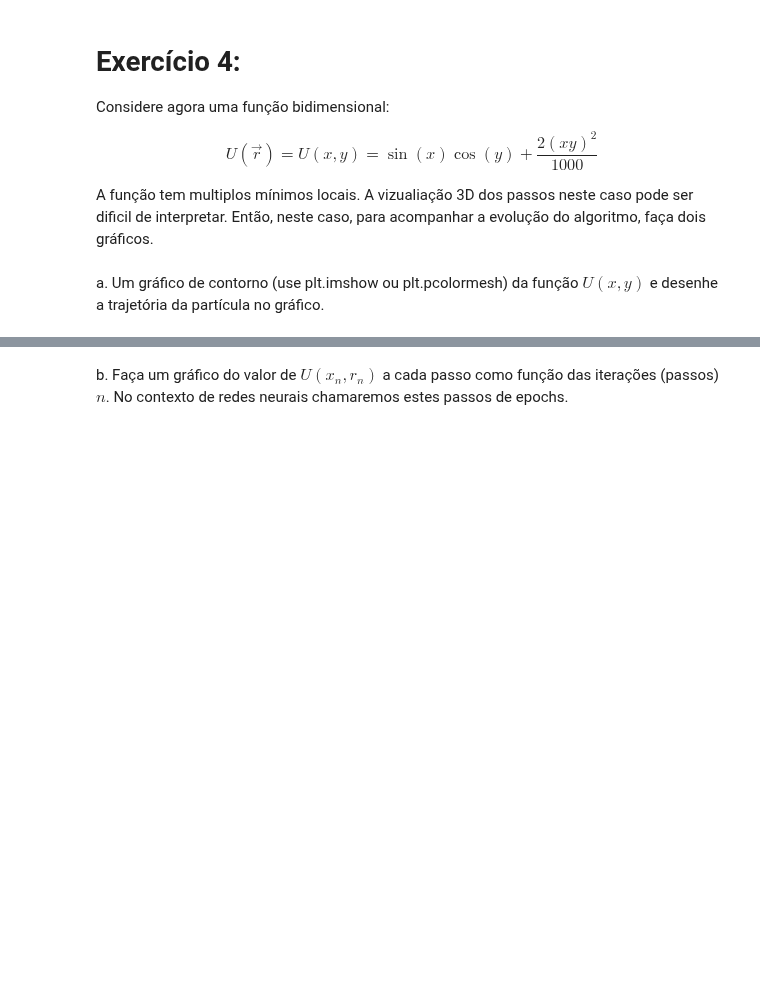
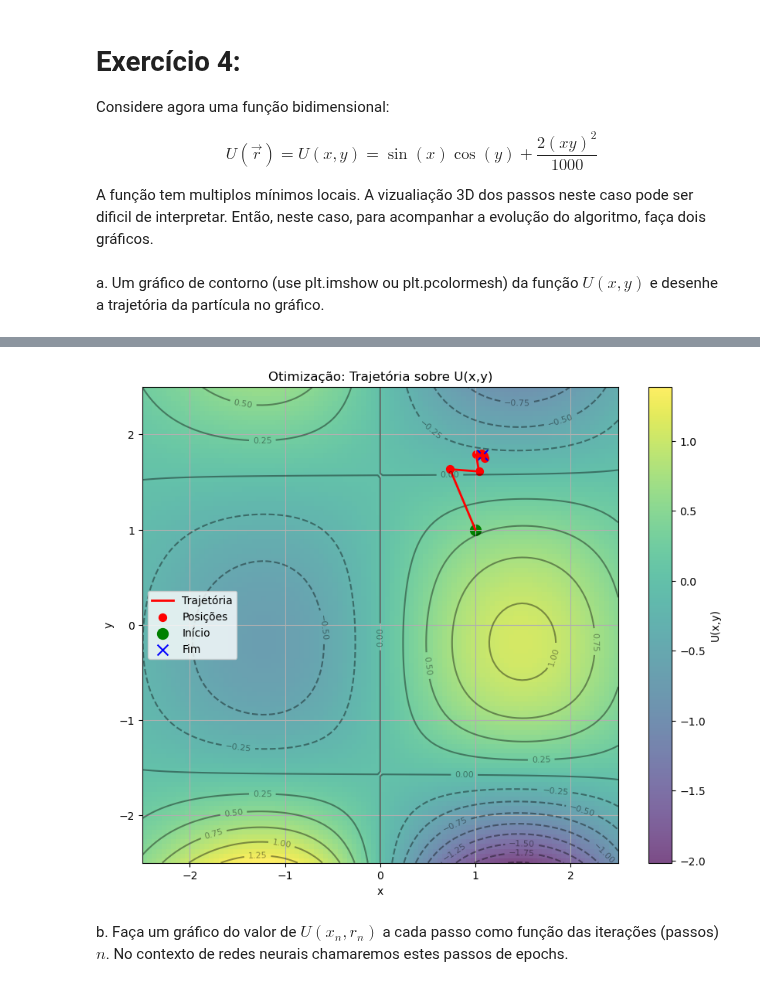
Before and after one commit to brunamendesfis/Computational_Physics, a Jupyter notebook: Redes_Neurais/Atividades/Exercício_04.ipynb, the cells around one changed output, grey strips where cells are left out. Drawn from its saved outputs; the diff is of its cells as text; code cells hidden in the pictures; blank space fills up the shorter version.

```diff
--- a/Redes_Neurais/Atividades/Exercício_04.ipynb
+++ b/Redes_Neurais/Atividades/Exercício_04.ipynb
@@ -101,3 +110,44 @@ NameError: name 'x_list' is not defined
+# %%
+x_0 = 1
+y_0 = 1
+alpha = 0.9
+itera = 1000
+epsilon = 0.01
+sigma_x, sigma_y = 2.5, 2.5
+# %%
+x_list, y_list = grad_desc(x_0, y_0, alpha, itera, sigma_x, sigma_y)
+
+x_vals = np.linspace(-2.5, 2.5, 100)
+y_vals = np.linspace(-2.5, 2.5, 100)
+X, Y = np.meshgrid(x_vals, y_vals)
+Z = funcao_suavizada(X, Y, x_0, y_0, sigma_x, sigma_y)
+
+plt.figure(figsize=(10, 8))
+plt.imshow(Z,
+           extent=[-2.5, 2.5, -2.5, 2.5],
+           origin='lower',
+           cmap='viridis',
+           alpha=0.7)
+plt.colorbar(label='U(x,y)')
+
+# Contorno
+contours = plt.contour(X, Y, Z, levels=15, colors='black', alpha=0.4)
+plt.clabel(contours, inline=True, fontsize=8)
+
+# Trajetória da partícula
+plt.plot(x_list, y_list, 'r-', linewidth=2, label='Trajetória')
+plt.scatter(x_list, y_list, c='red', s=50, label='Posições')
+
+plt.scatter(x_list[0], y_list[0], c='green', s=100, label='Início', marker='o')
+plt.scatter(x_list[-1], y_list[-1], c='blue', s=100, label='Fim', marker='x')
+plt.xlabel('x')
+plt.ylabel('y')
+plt.title('Otimização: Trajetória sobre U(x,y)')
+plt.legend()
+plt.grid(True)
+plt.show()
+# %% [output]
+[figure, added]
 # %% [markdown]
 b. Faça um gráfico do valor de $U(x_{n},r_{n})$ a cada passo como função das iterações (passos) $n$. No contexto de redes neurais chamaremos estes passos de epochs.
 # %% [markdown]
```
Also changed, not shown: parts of 4 cells of this notebook.
